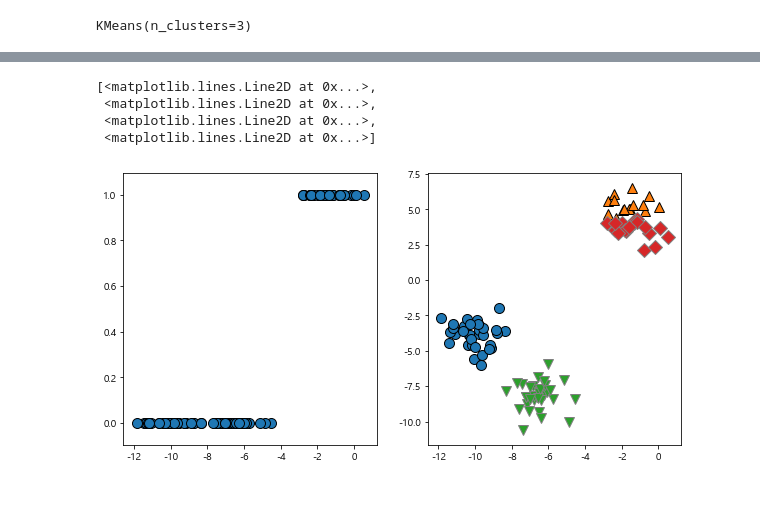
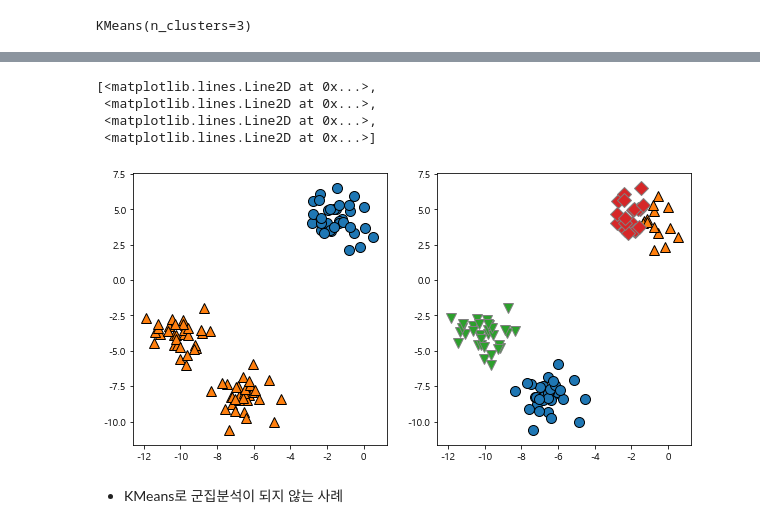
Before and after one commit to eeyeji/MachineLearning, a Jupyter notebook: 9일차/군집.ipynb, the cells around one changed output, grey strips where cells are left out. Saved outputs shown, nothing was run; the diff lists cells and outputs as text; code cells hidden in the pictures; blank space fills up the shorter version.

```diff
--- a/9일차/군집.ipynb
+++ b/9일차/군집.ipynb
@@ -32,21 +32,23 @@ plt.show()
 # %%
 fig, axes = plt.subplots(1,2, figsize=(10,5))
 #2개
 kmeans = KMeans(n_clusters=2)
 kmeans.fit(x)
 a = kmeans.labels_
 
-mglearn.discrete_scatter(x[:,0], a, ax=axes[0])
+mglearn.discrete_scatter(x[:,0], x[:,1], a, ax=axes[0])
 
 #4개
 kmeans = KMeans(n_clusters=4)
 kmeans.fit(x)
 a = kmeans.labels_
 
 mglearn.discrete_scatter(x[:,0], x[:,1], a, ax=axes[1])
 # %% [output]
 [<matplotlib.lines.Line2D at 0x...>,
  <matplotlib.lines.Line2D at 0x...>,
  <matplotlib.lines.Line2D at 0x...>,
  <matplotlib.lines.Line2D at 0x...>]
-[figure, old version]
+[figure, new version]
+# %% [markdown]
+- KMeans로 군집분석이 되지 않는 사례
```
Also changed, not shown: parts of 8 cells of this notebook.
